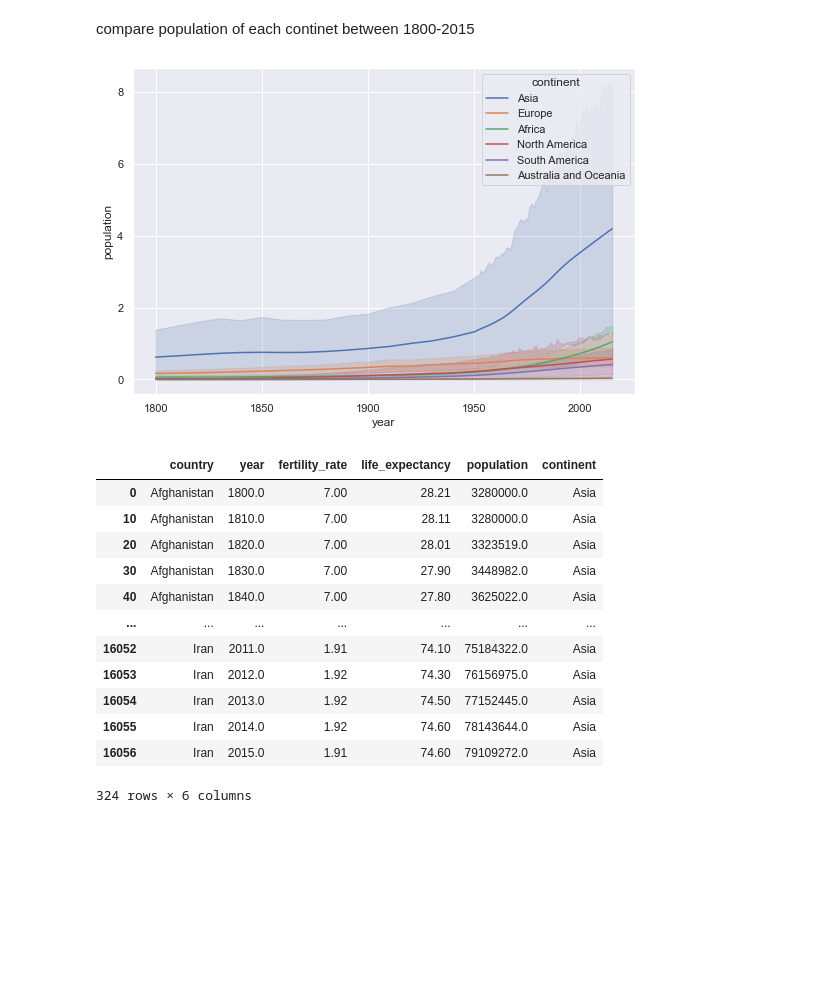
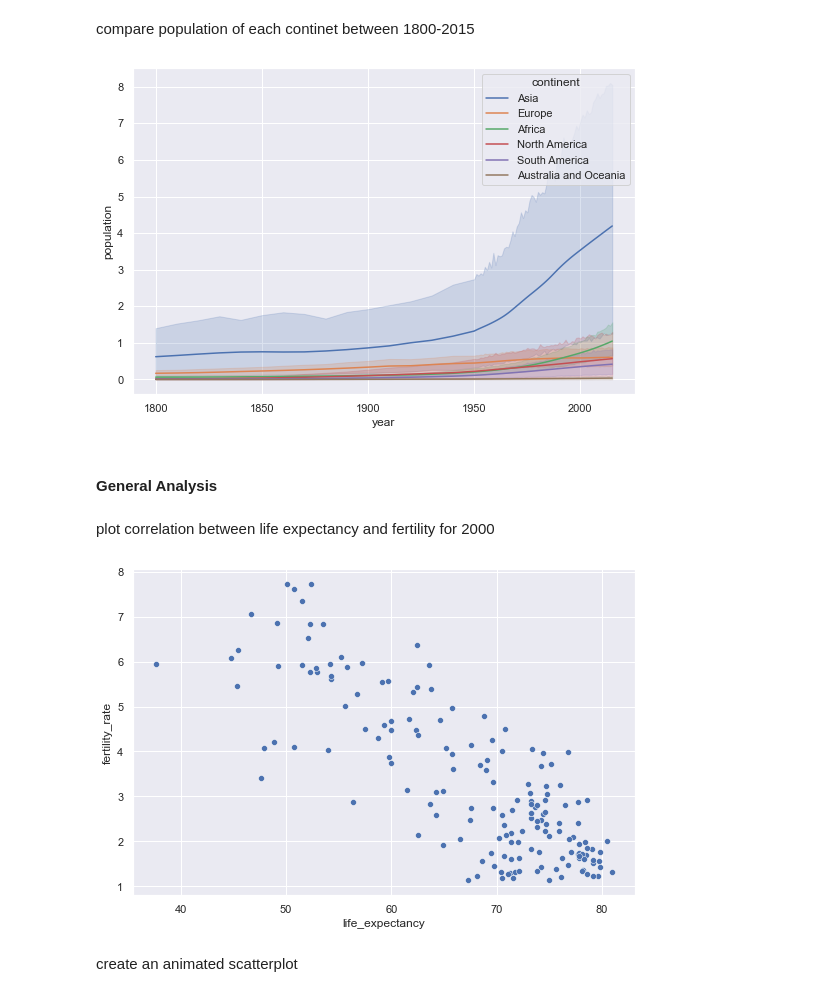
Before and after one commit to miladbehrooz/Gapminder_Analysis, a Jupyter notebook: notebook/gapminder_analysis.ipynb, the cells around one changed output. Saved outputs shown, nothing was run; the diff lists cells and outputs as text; code cells hidden in the pictures; blank space fills up the shorter version.

```diff
--- a/notebook/gapminder_analysis.ipynb
+++ b/notebook/gapminder_analysis.ipynb
@@ -4,7 +4,9 @@
 import pandas as pd
 import matplotlib.pyplot as plt
 import seaborn as sns
+import imageio
 
+plt.style.use('bmh')
 sns.set(rc={'figure.figsize':(9,6)})
 # %% [markdown]
 ### Data Preprocessing
@@ -346,20 +348,16 @@ compare population of each continet between 1800-2015
 # %%
 sns.lineplot(data=df, x='year', y='population', hue='continent',estimator=sum_in_billion);
 # %% [output]
-[figure, old version]
+[figure, new version]
-# %%
-subset
-# %% [output]
-|  | country | year | fertility_rate | life_expectancy | population | continent |
-| 0 | Afghanistan | 1800.0 | 7.00 | 28.21 | 3280000.0 | Asia |
-| 10 | Afghanistan | 1810.0 | 7.00 | 28.11 | 3280000.0 | Asia |
-| 20 | Afghanistan | 1820.0 | 7.00 | 28.01 | 3323519.0 | Asia |
-| 30 | Afghanistan | 1830.0 | 7.00 | 27.90 | 3448982.0 | Asia |
-| 40 | Afghanistan | 1840.0 | 7.00 | 27.80 | 3625022.0 | Asia |
-| ... | ... | ... | ... | ... | ... | ... |
-| 16052 | Iran | 2011.0 | 1.91 | 74.10 | 75184322.0 | Asia |
-| 16053 | Iran | 2012.0 | 1.92 | 74.30 | 76156975.0 | Asia |
-| 16054 | Iran | 2013.0 | 1.92 | 74.50 | 77152445.0 | Asia |
-| 16055 | Iran | 2014.0 | 1.92 | 74.60 | 78143644.0 | Asia |
-| 16056 | Iran | 2015.0 | 1.91 | 74.60 | 79109272.0 | Asia |
-324 rows × 6 columns
+# %% [markdown]
+#### General Analysis
+# %% [markdown]
+plot correlation between life expectancy and fertility for 2000
+# %%
+subset_2000 = df.loc[(df['year'] == 2000)]
+# %%
+sns.scatterplot(data=subset_2000,x='life_expectancy',y='fertility_rate');
+# %% [output]
+[figure, added]
+# %% [markdown]
+create an animated scatterplot
```
Also changed, not shown: parts of 2 cells of this notebook, 57 other files.
